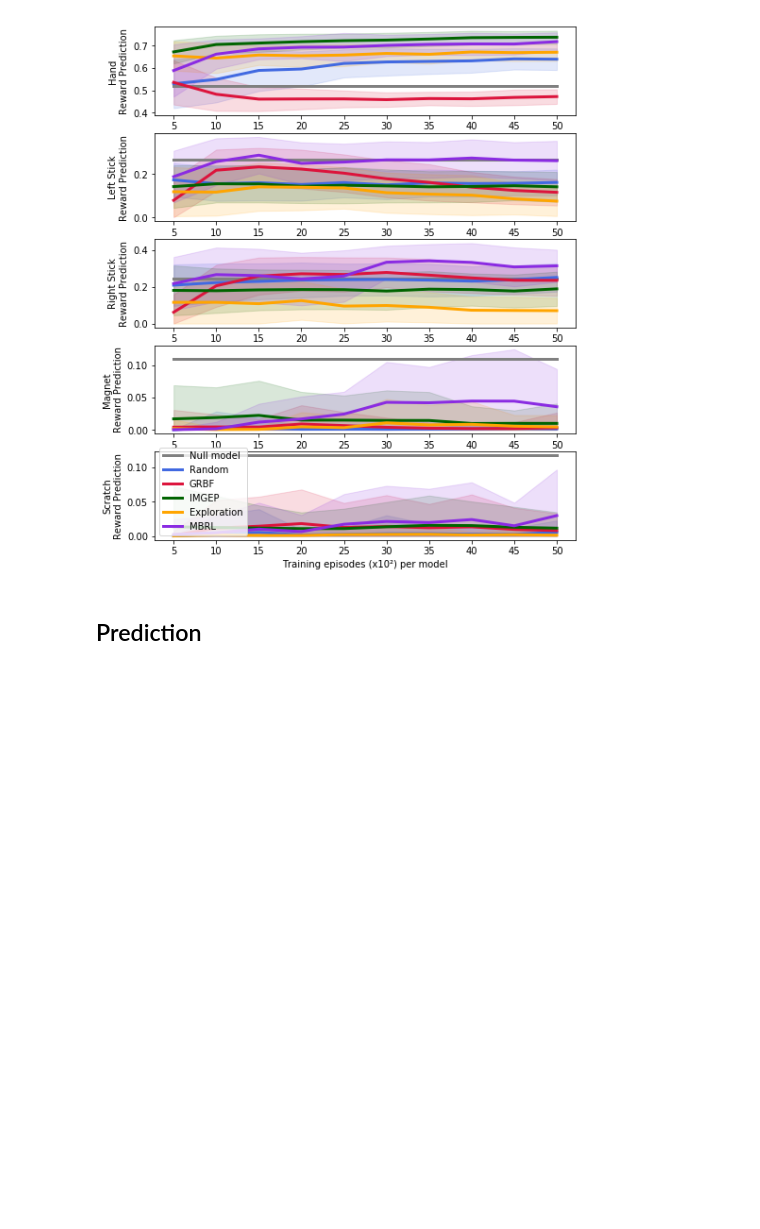
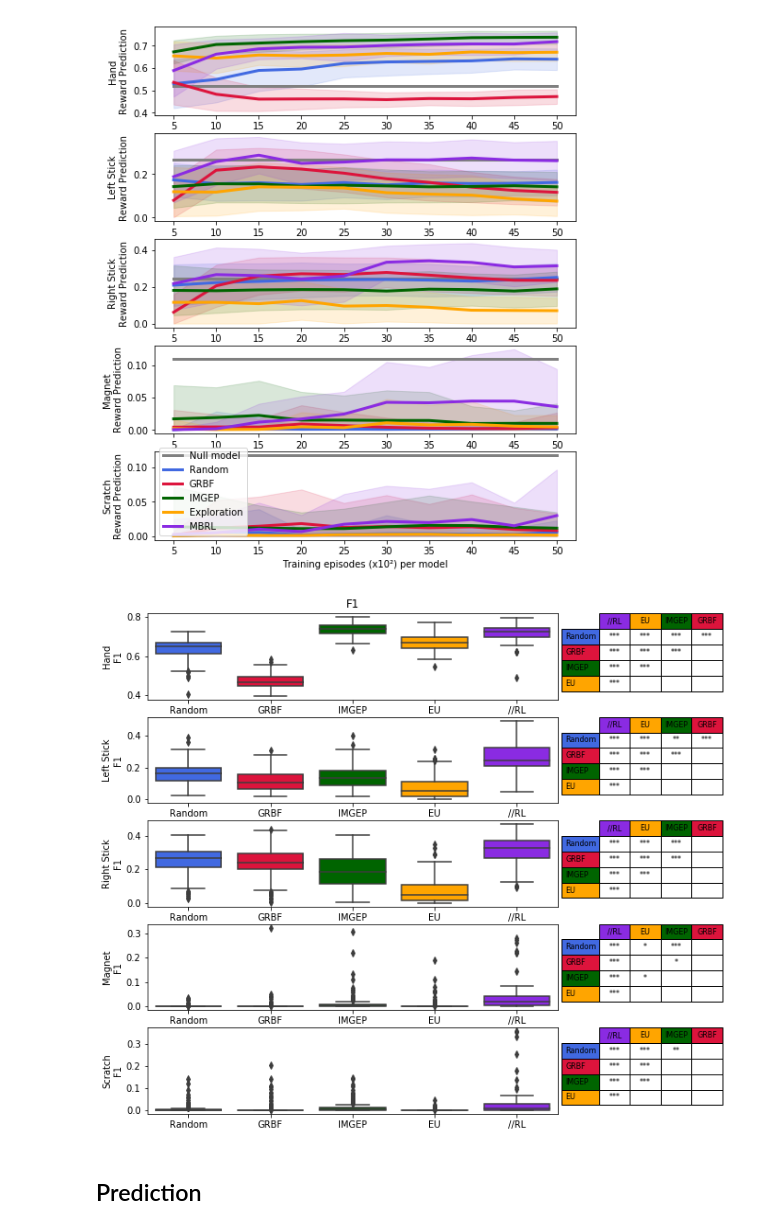
Before and after one commit to TimotheeAnne/stage-m2, a Jupyter notebook: scrip-test/plot_evaluation.ipynb, the cells around one changed output. Saved outputs shown, nothing was run; the diff lists cells and outputs as text; code cells hidden in the pictures; blank space fills up the shorter version.

```diff
--- a/scrip-test/plot_evaluation.ipynb
+++ b/scrip-test/plot_evaluation.ipynb
@@ -542,6 +542,10 @@ plot_objects(F1[:,0], iterations=iterations, title="Reward Prediction", ylabel="
              minimum=0, maximum=1, null_data=F1[0,1], has_legend=[4])
 # %% [output]
 [figure]
+# %%
+plot_stat(F1[:,0], "F1", "test", ylim=False)
+# %% [output]
+[figure, added]
 # %% [markdown]
 ## Prediction
 # %%
```
Also changed, not shown: parts of 11 cells of this notebook.
